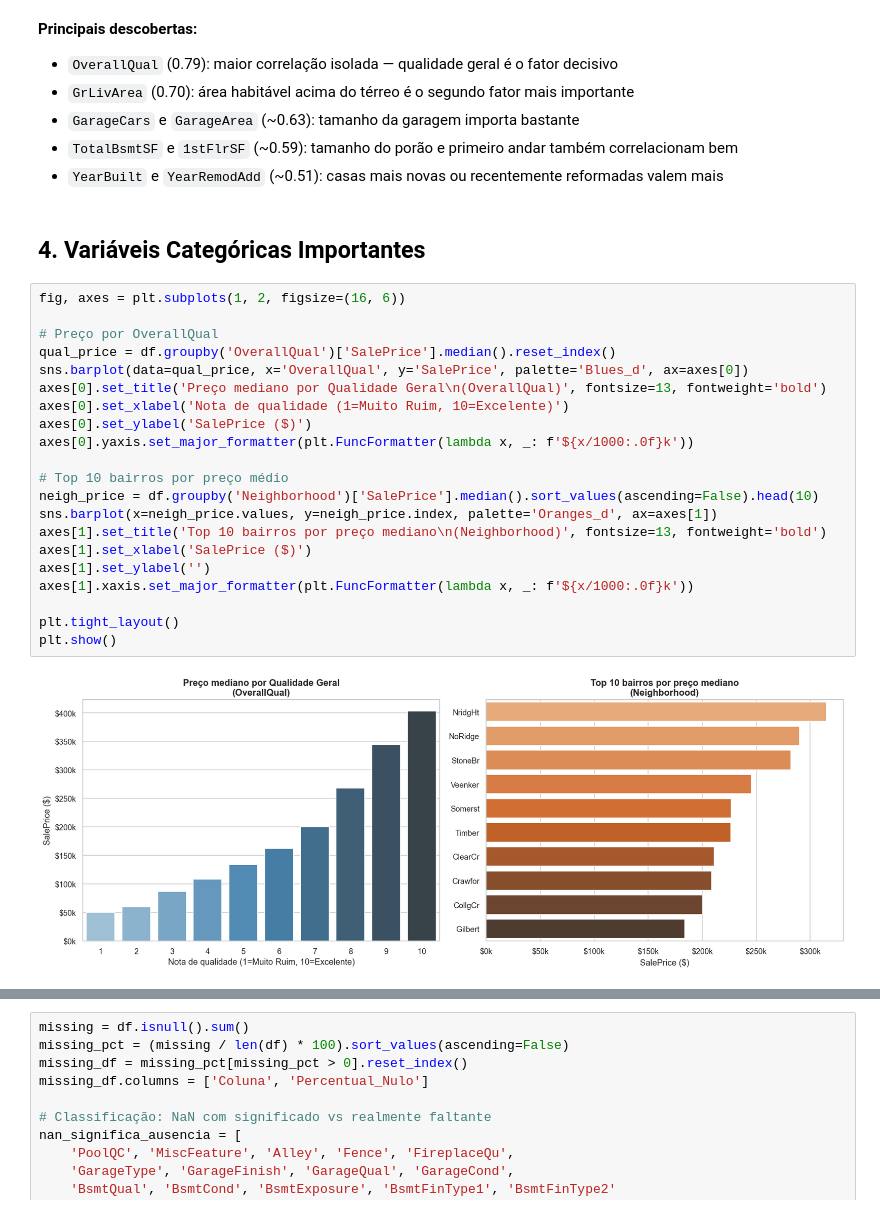
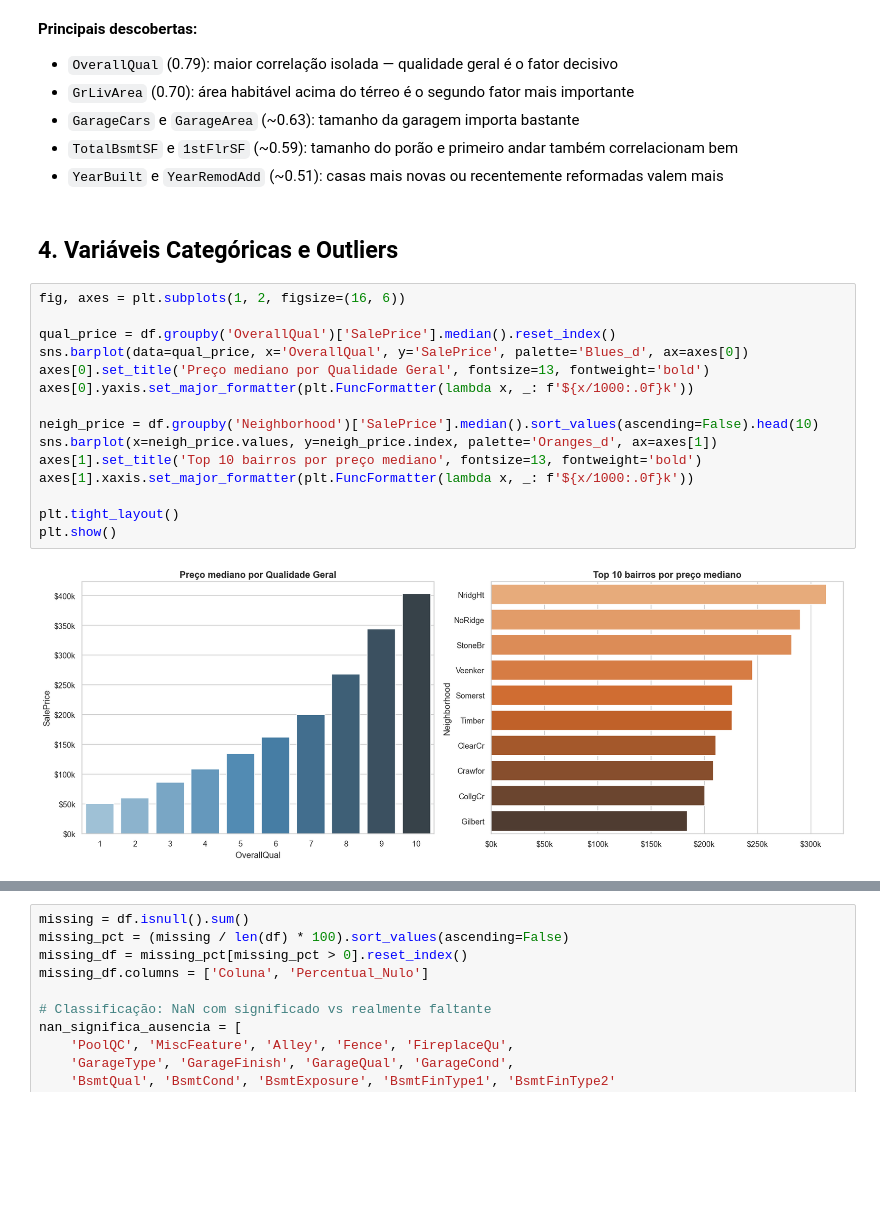
Before and after one commit to joaoelfredo/repositorio-desenvolvimento-projeto2-CD, a Jupyter notebook: notebooks/01_eda.ipynb, the cells around one changed output, grey strips where cells are left out. Drawn from its saved outputs; the diff is of its cells as text; blank space fills up the shorter version.

```diff
--- a/notebooks/01_eda.ipynb
+++ b/notebooks/01_eda.ipynb
@@ -160,28 +127,22 @@ Name: SalePrice, dtype: float64
 - `TotalBsmtSF` e `1stFlrSF` (~0.59): tamanho do porão e primeiro andar também correlacionam bem
 - `YearBuilt` e `YearRemodAdd` (~0.51): casas mais novas ou recentemente reformadas valem mais
 # %% [markdown]
-## 4. Variáveis Categóricas Importantes
+## 4. Variáveis Categóricas e Outliers
 # %%
 fig, axes = plt.subplots(1, 2, figsize=(16, 6))
 
-# Preço por OverallQual
 qual_price = df.groupby('OverallQual')['SalePrice'].median().reset_index()
 sns.barplot(data=qual_price, x='OverallQual', y='SalePrice', palette='Blues_d', ax=axes[0])
-axes[0].set_title('Preço mediano por Qualidade Geral\n(OverallQual)', fontsize=13, fontweight='bold')
-axes[0].set_xlabel('Nota de qualidade (1=Muito Ruim, 10=Excelente)')
-axes[0].set_ylabel('SalePrice ($)')
+axes[0].set_title('Preço mediano por Qualidade Geral', fontsize=13, fontweight='bold')
 axes[0].yaxis.set_major_formatter(plt.FuncFormatter(lambda x, _: f'${x/1000:.0f}k'))
 
-# Top 10 bairros por preço médio
 neigh_price = df.groupby('Neighborhood')['SalePrice'].median().sort_values(ascending=False).head(10)
 sns.barplot(x=neigh_price.values, y=neigh_price.index, palette='Oranges_d', ax=axes[1])
-axes[1].set_title('Top 10 bairros por preço mediano\n(Neighborhood)', fontsize=13, fontweight='bold')
-axes[1].set_xlabel('SalePrice ($)')
-axes[1].set_ylabel('')
+axes[1].set_title('Top 10 bairros por preço mediano', fontsize=13, fontweight='bold')
 axes[1].xaxis.set_major_formatter(plt.FuncFormatter(lambda x, _: f'${x/1000:.0f}k'))
 
 plt.tight_layout()
 plt.show()
 # %% [output]
-[figure, old version]
+[figure, new version]
 # %%
```
Also changed, not shown: parts of 50 cells of this notebook, 3 other files.
